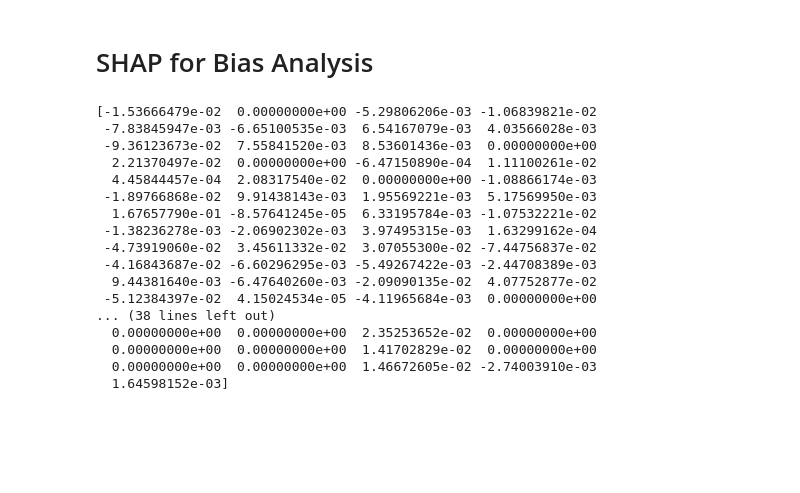
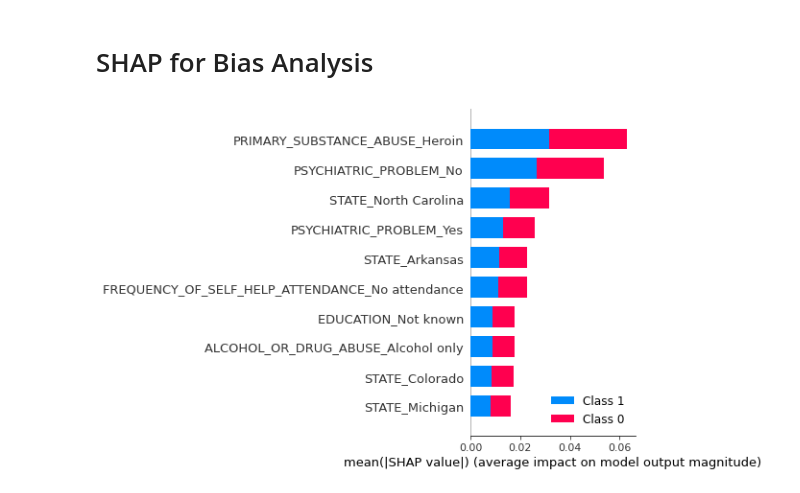
Before and after one commit to metzlere/MADS-Capstone, a Jupyter notebook: bias_analysis.ipynb, the cells around one changed output. Drawn from its saved outputs; the diff is of its cells as text; code cells hidden in the pictures; blank space fills up the shorter version.

Commit message:
Update bias_analysis.ipynb
Updated LIME and SHAP

```diff
--- a/bias_analysis.ipynb
+++ b/bias_analysis.ipynb
@@ -16,7 +18,7 @@ import shap
 #pip install -v scikit-learn==1.2.2
 # %%
 #loading in trained model
-model = joblib.load('best_random_forest9.pkl')
+model = joblib.load('model_final.pkl')
 # %%
 #making sure the model loaded correctly
 type(model)
@@ -25,12 +29,8 @@ sklearn.ensemble._forest.RandomForestClassifier
 # %%
-#load in the dataset
-df = pd.read_csv("cleaned_data.csv")
+# take random sample of dataframe to reduce size
+df = df.sample(n=2000000, random_state=42)
 
-# take random sample of dataframe to reduce size
-df = df.sample(n=200000, random_state=42)
+df = df.drop(columns=['YEAR_OF_DISCHARGE'])
 
-# Drop discharge variable which was not dropped during preprocessing
-
-df = df.drop("YEAR_OF_DISCHARGE", axis=1)
-
-#df.head()
+print(df.columns)
+print(df.shape)
@@ -55,6 +67,3 @@ print(X_train.shape, X_test.shape, y_train.shape, y_test.shape)
 # %% [markdown]
 # LIME for Bias Analysis
-# %%
-#fitting model for LIME
-clf = model.fit(X_train, y_train)
 # %%
@@ -93,40 +109,19 @@ exp_list_filtered_race
+# %%
+# Sampling data due to high computational need for SHAP
+features_one_hot_sample = features_one_hot.sample(n=500, random_state=42)
 # %%
 #setting up SHAP for Bias Analysis
 
-# Train an xgboost model
-X= features_one_hot
-y = df['SUCCESSFUL_TREATMENT']
+# Create an explainer object
+explainer =  shap.TreeExplainer(model)
 
-#creating model
-clf = xgboost.XGBClassifier()
+# Creating shap_values
+shap_values = explainer.shap_values(features_one_hot_sample)
 
-#fitting model
-clf.fit(X, y)
-
-# Create an explainer object
-explainer = shap.Explainer(clf, X, feature_names=X.columns)
-
-# Explain the predictions for a specific instance
-i = len(X) - 1
-exp = explainer.shap_values(X.iloc[i])
+# Plots the top ten most impactful variables for the model
+shap.summary_plot(shap_values, features_one_hot_sample, max_display=10)
 
 # Print the explanation
-print(exp)
+#print(shap_values)
 # %% [output]
-[-1.53666479e-02  0.00000000e+00 -5.29806206e-03 -1.06839821e-02
- -7.83845947e-03 -6.65100535e-03  6.54167079e-03  4.03566028e-03
- -9.36123673e-02  7.55841520e-03  8.53601436e-03  0.00000000e+00
-  2.21370497e-02  0.00000000e+00 -6.47150890e-04  1.11100261e-02
-  4.45844457e-04  2.08317540e-02  0.00000000e+00 -1.08866174e-03
- -1.89766868e-02  9.91438143e-03  1.95569221e-03  5.17569950e-03
-  1.67657790e-01 -8.57641245e-05  6.33195784e-03 -1.07532221e-02
- -1.38236278e-03 -2.06902302e-03  3.97495315e-03  1.63299162e-04
- -4.73919060e-02  3.45611332e-02  3.07055300e-02 -7.44756837e-02
- -4.16843687e-02 -6.60296295e-03 -5.49267422e-03 -2.44708389e-03
-  9.44381640e-03 -6.47640260e-03 -2.09090135e-02  4.07752877e-02
- -5.12384397e-02  4.15024534e-05 -4.11965684e-03  0.00000000e+00
-... (38 lines left out)
-  0.00000000e+00  0.00000000e+00  2.35253652e-02  0.00000000e+00
-  0.00000000e+00  0.00000000e+00  1.41702829e-02  0.00000000e+00
-  0.00000000e+00  0.00000000e+00  1.46672605e-02 -2.74003910e-03
-  1.64598152e-03]
+[figure, added]
```
Also changed, not shown: parts of 13 cells of this notebook.
